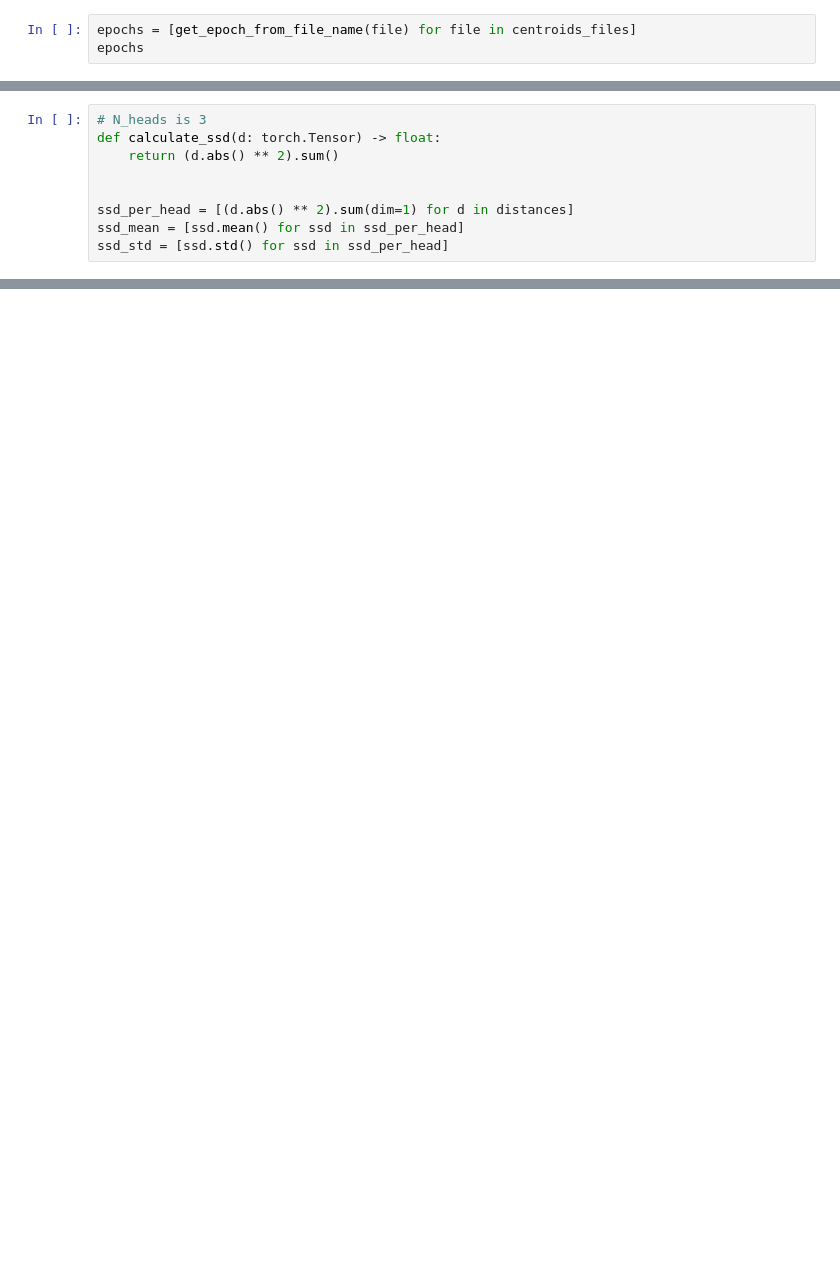
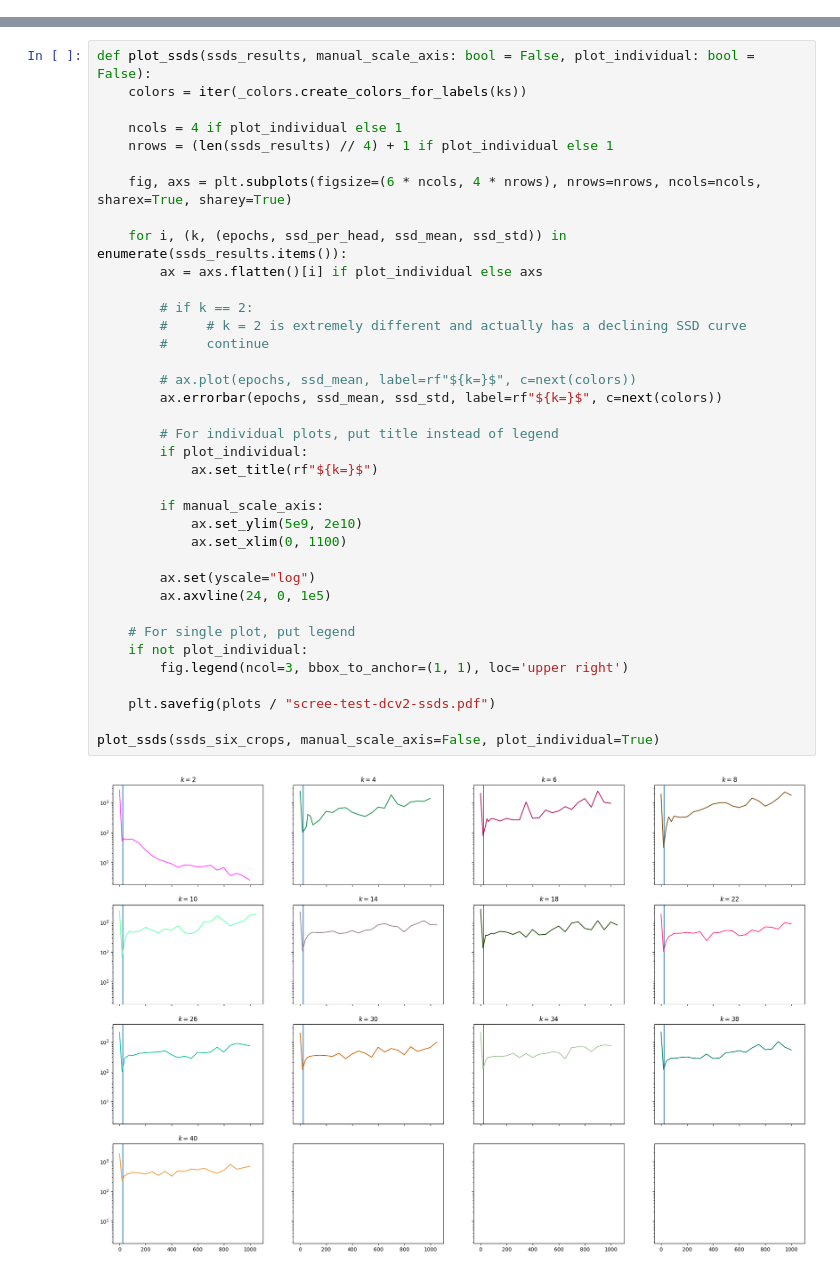
Before and after one commit to 4castRenewables/maelstrom-a6, a Jupyter notebook: notebooks/dcv2_analysis.ipynb, the cells around one changed output, grey strips where cells are left out. Saved outputs shown, nothing was run; the diff lists cells and outputs as text; blank space fills up the shorter version.

```diff
--- a/notebooks/dcv2_analysis.ipynb
+++ b/notebooks/dcv2_analysis.ipynb
@@ -32,3 +132,0 @@ centroids = [torch.load(file, map_location=device) for file in centroids_files]
-# %%
-epochs = [get_epoch_from_file_name(file) for file in centroids_files]
-epochs
@@ -41,9 +132,0 @@ local_assignments
-# %%
-# N_heads is 3
-def calculate_ssd(d: torch.Tensor) -> float:
-    return (d.abs() ** 2).sum()
-
-
-ssd_per_head = [(d.abs() ** 2).sum(dim=1) for d in distances]
-ssd_mean = [ssd.mean() for ssd in ssd_per_head]
-ssd_std = [ssd.std() for ssd in ssd_per_head]
@@ -52,0 +133,39 @@ plt.errorbar(epochs, ssd_mean, ssd_std)
+# %%
+def plot_ssds(ssds_results, manual_scale_axis: bool = False, plot_individual: bool = False):
+    colors = iter(_colors.create_colors_for_labels(ks))
+
+    ncols = 4 if plot_individual else 1
+    nrows = (len(ssds_results) // 4) + 1 if plot_individual else 1
+
+    fig, axs = plt.subplots(figsize=(6 * ncols, 4 * nrows), nrows=nrows, ncols=ncols, sharex=True, sharey=True)
+
+    for i, (k, (epochs, ssd_per_head, ssd_mean, ssd_std)) in enumerate(ssds_results.items()):
+        ax = axs.flatten()[i] if plot_individual else axs
+
+        # if k == 2:
+        #     # k = 2 is extremely different and actually has a declining SSD curve
+        #     continue
+
+        # ax.plot(epochs, ssd_mean, label=rf"${k=}$", c=next(colors))
+        ax.errorbar(epochs, ssd_mean, ssd_std, label=rf"${k=}$", c=next(colors))
+
+        # For individual plots, put title instead of legend
+        if plot_individual:
+            ax.set_title(rf"${k=}$")
+
+        if manual_scale_axis:
+            ax.set_ylim(5e9, 2e10)
+            ax.set_xlim(0, 1100)
+
+        ax.set(yscale="log")
+        ax.axvline(24, 0, 1e5)
+
+    # For single plot, put legend
+    if not plot_individual:
+        fig.legend(ncol=3, bbox_to_anchor=(1, 1), loc='upper right')
+
+    plt.savefig(plots / "scree-test-dcv2-ssds.pdf")
+
+plot_ssds(ssds_six_crops, manual_scale_axis=False, plot_individual=True)
+# %% [output]
+[figure, added]
```
Also changed, not shown: parts of 11 cells of this notebook, 7 other files.
